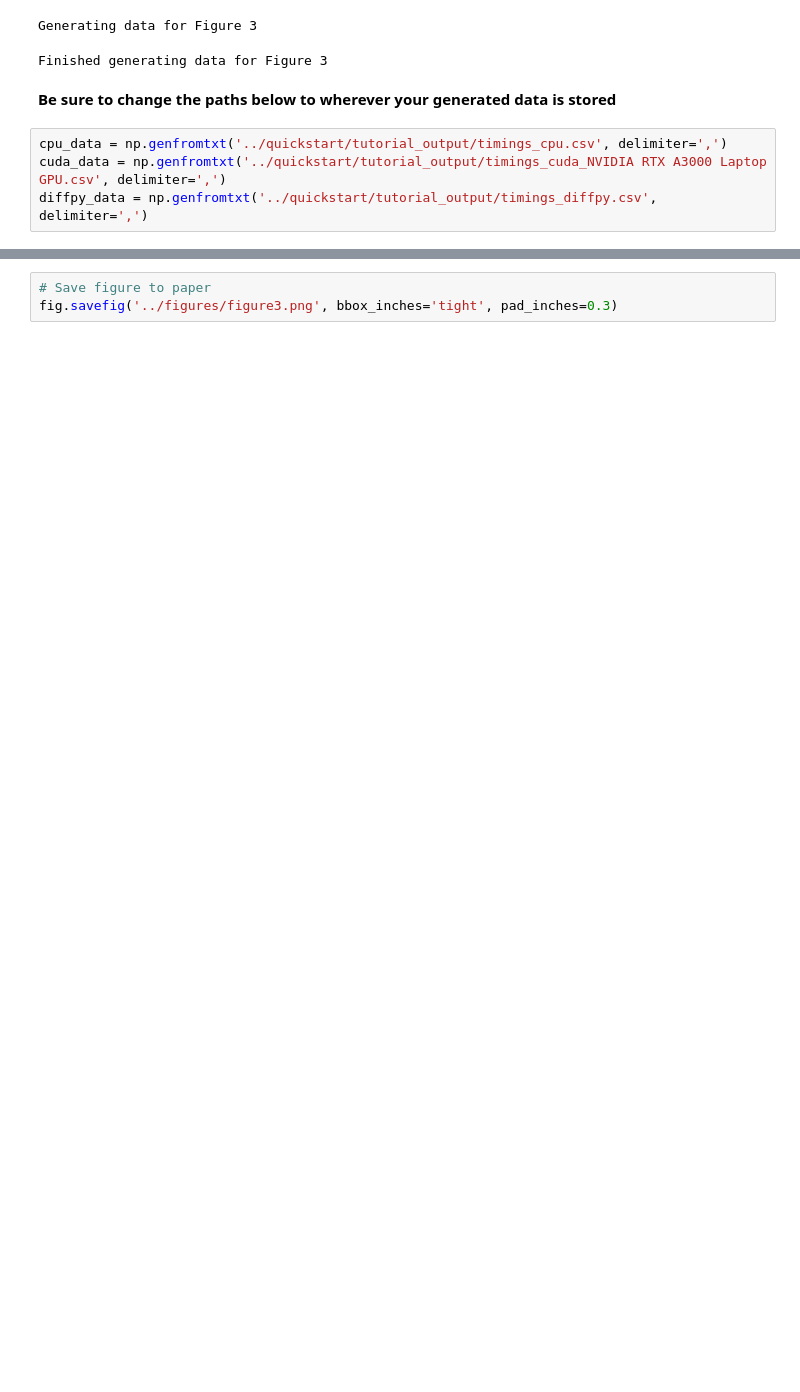
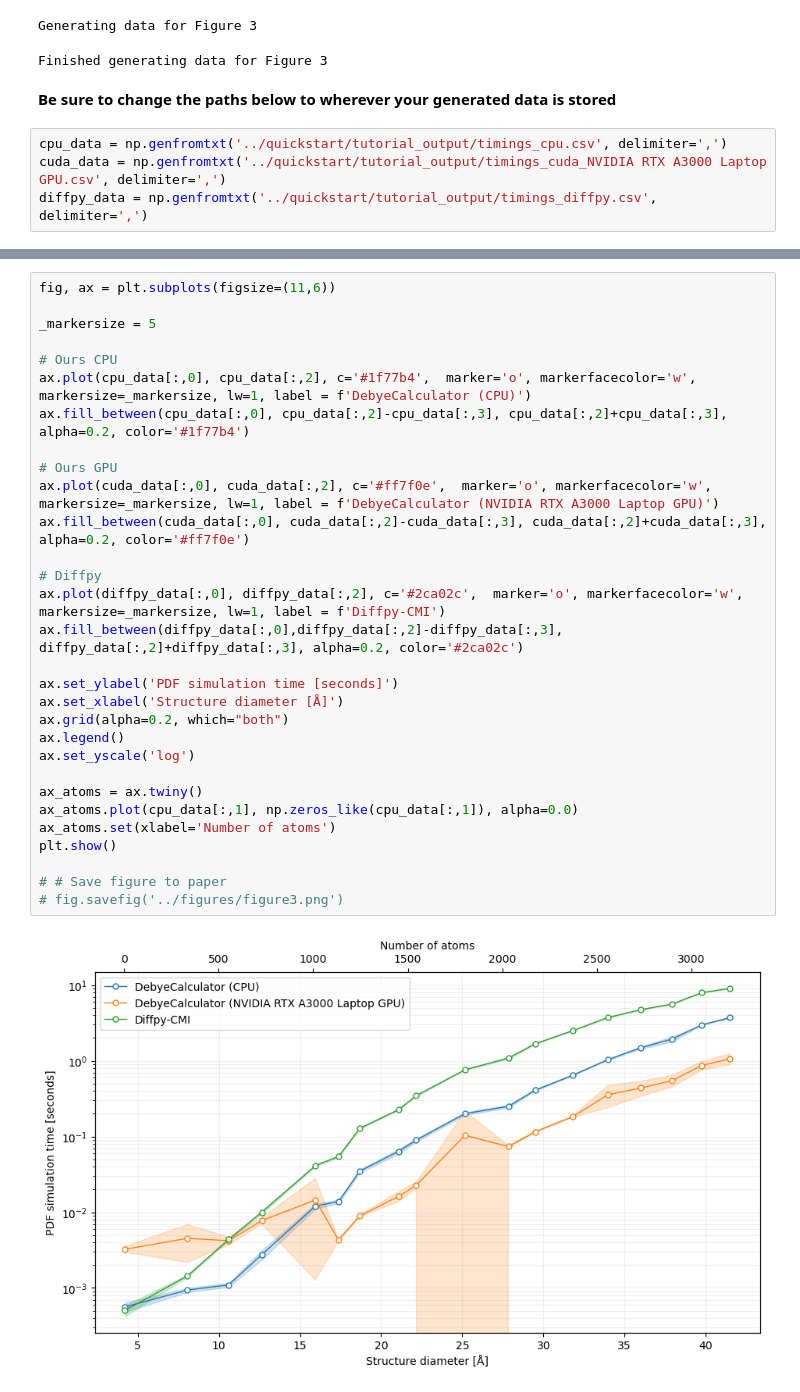
Before and after one commit to FrederikLizakJohansen/DebyeCalculator, a Jupyter notebook: quickstart/NotebookTutorial.ipynb, the cells around one changed output, grey strips where cells are left out. Saved outputs shown, nothing was run; the diff lists cells and outputs as text; blank space fills up the shorter version.

```diff
--- a/quickstart/NotebookTutorial.ipynb
+++ b/quickstart/NotebookTutorial.ipynb
@@ -470,3 +430,32 @@ plt.show()
-# %%
-# Save figure to paper
-fig.savefig('../figures/figure3.png', bbox_inches='tight', pad_inches=0.3)
+# %%
+fig, ax = plt.subplots(figsize=(11,6))
+
+_markersize = 5
+
+# Ours CPU
+ax.plot(cpu_data[:,0], cpu_data[:,2], c='#1f77b4',  marker='o', markerfacecolor='w', markersize=_markersize, lw=1, label = f'DebyeCalculator (CPU)')
+ax.fill_between(cpu_data[:,0], cpu_data[:,2]-cpu_data[:,3], cpu_data[:,2]+cpu_data[:,3], alpha=0.2, color='#1f77b4')
+
+# Ours GPU
+ax.plot(cuda_data[:,0], cuda_data[:,2], c='#ff7f0e',  marker='o', markerfacecolor='w', markersize=_markersize, lw=1, label = f'DebyeCalculator (NVIDIA RTX A3000 Laptop GPU)')
+ax.fill_between(cuda_data[:,0], cuda_data[:,2]-cuda_data[:,3], cuda_data[:,2]+cuda_data[:,3], alpha=0.2, color='#ff7f0e')
+
+# Diffpy
+ax.plot(diffpy_data[:,0], diffpy_data[:,2], c='#2ca02c',  marker='o', markerfacecolor='w', markersize=_markersize, lw=1, label = f'Diffpy-CMI')
+ax.fill_between(diffpy_data[:,0],diffpy_data[:,2]-diffpy_data[:,3], diffpy_data[:,2]+diffpy_data[:,3], alpha=0.2, color='#2ca02c')
+
+ax.set_ylabel('PDF simulation time [seconds]')
+ax.set_xlabel('Structure diameter [Å]')
+ax.grid(alpha=0.2, which="both")
+ax.legend()
+ax.set_yscale('log')
+
+ax_atoms = ax.twiny()
+ax_atoms.plot(cpu_data[:,1], np.zeros_like(cpu_data[:,1]), alpha=0.0)
+ax_atoms.set(xlabel='Number of atoms')
+plt.show()
+
+# # Save figure to paper
+# fig.savefig('../figures/figure3.png')
+# %% [output]
+[figure, added]
```
Also changed, not shown: parts of 7 cells of this notebook, 1 other file.
